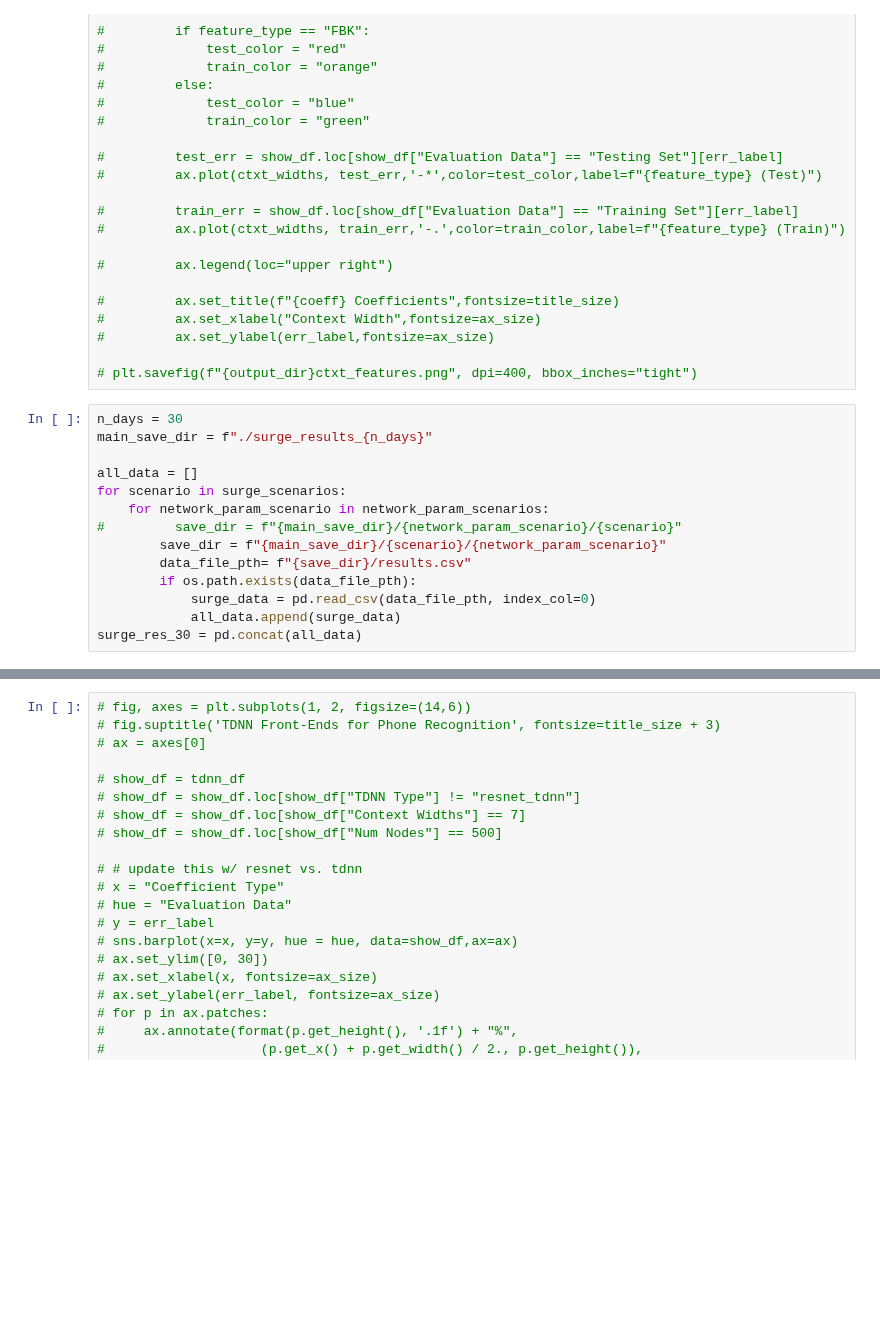
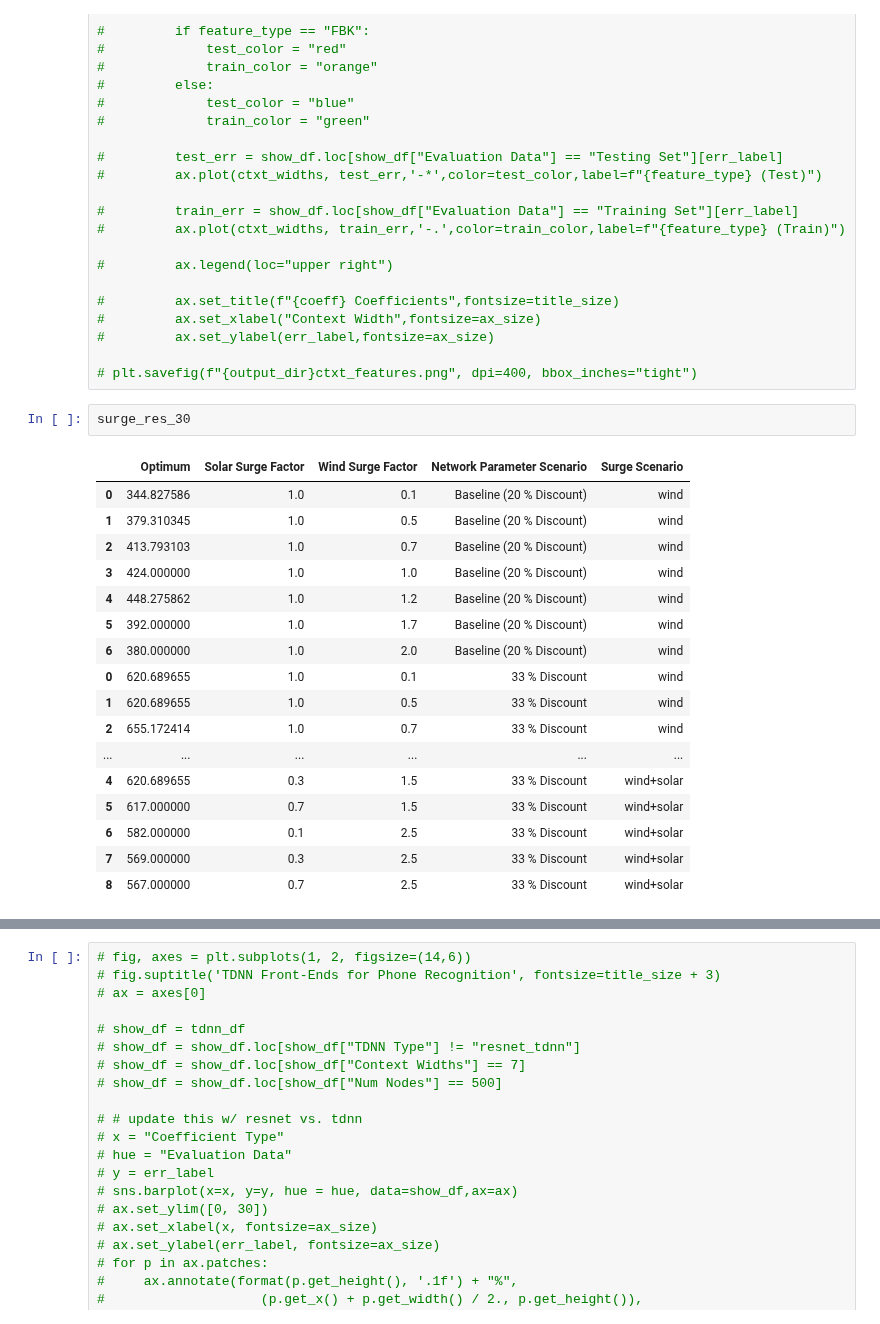
Before and after one commit to Cam-MLPW-MLMI-21-22/supply-chain-simulation-environment, a Jupyter notebook: src/bayesian_optimization/analyze_surge.ipynb, the cells around one changed output, grey strips where cells are left out. Saved outputs shown, nothing was run; the diff lists cells and outputs as text; blank space fills up the shorter version.

```diff
--- a/src/bayesian_optimization/analyze_surge.ipynb
+++ b/src/bayesian_optimization/analyze_surge.ipynb
@@ -146,20 +200,26 @@ sns.heatmap(data=show_df,cmap="RdBu")#, x="Solar Surge Factor", y="Wind Surge Fa
 #         ax.set_ylabel(err_label,fontsize=ax_size)
 
 # plt.savefig(f"{output_dir}ctxt_features.png", dpi=400, bbox_inches="tight")
-# %%
-n_days = 30
-main_save_dir = f"./surge_results_{n_days}"
-
-all_data = []
-for scenario in surge_scenarios:
-    for network_param_scenario in network_param_scenarios:
-#         save_dir = f"{main_save_dir}/{network_param_scenario}/{scenario}"
-        save_dir = f"{main_save_dir}/{scenario}/{network_param_scenario}"
-        data_file_pth= f"{save_dir}/results.csv"
-        if os.path.exists(data_file_pth):
-            surge_data = pd.read_csv(data_file_pth, index_col=0)
-            all_data.append(surge_data)
-surge_res_30 = pd.concat(all_data)
+# %%
+surge_res_30
+# %% [output]
+|  | Optimum | Solar Surge Factor | Wind Surge Factor | Network Parameter Scenario | Surge Scenario |
+| 0 | 344.827586 | 1.0 | 0.1 | Baseline (20 % Discount) | wind |
+| 1 | 379.310345 | 1.0 | 0.5 | Baseline (20 % Discount) | wind |
+| 2 | 413.793103 | 1.0 | 0.7 | Baseline (20 % Discount) | wind |
+| 3 | 424.000000 | 1.0 | 1.0 | Baseline (20 % Discount) | wind |
+| 4 | 448.275862 | 1.0 | 1.2 | Baseline (20 % Discount) | wind |
+| 5 | 392.000000 | 1.0 | 1.7 | Baseline (20 % Discount) | wind |
+| 6 | 380.000000 | 1.0 | 2.0 | Baseline (20 % Discount) | wind |
+| 0 | 620.689655 | 1.0 | 0.1 | 33 % Discount | wind |
+| 1 | 620.689655 | 1.0 | 0.5 | 33 % Discount | wind |
+| 2 | 655.172414 | 1.0 | 0.7 | 33 % Discount | wind |
+| ... | ... | ... | ... | ... | ... |
+| 4 | 620.689655 | 0.3 | 1.5 | 33 % Discount | wind+solar |
+| 5 | 617.000000 | 0.7 | 1.5 | 33 % Discount | wind+solar |
+| 6 | 582.000000 | 0.1 | 2.5 | 33 % Discount | wind+solar |
+| 7 | 569.000000 | 0.3 | 2.5 | 33 % Discount | wind+solar |
+| 8 | 567.000000 | 0.7 | 2.5 | 33 % Discount | wind+solar |
 # %%
 fig, ax = plt.subplots(figsize=(8,6))
 network_scenario = "Baseline (20 % Discount)"
```
Also changed, not shown: parts of 7 cells of this notebook, 6 other files.
